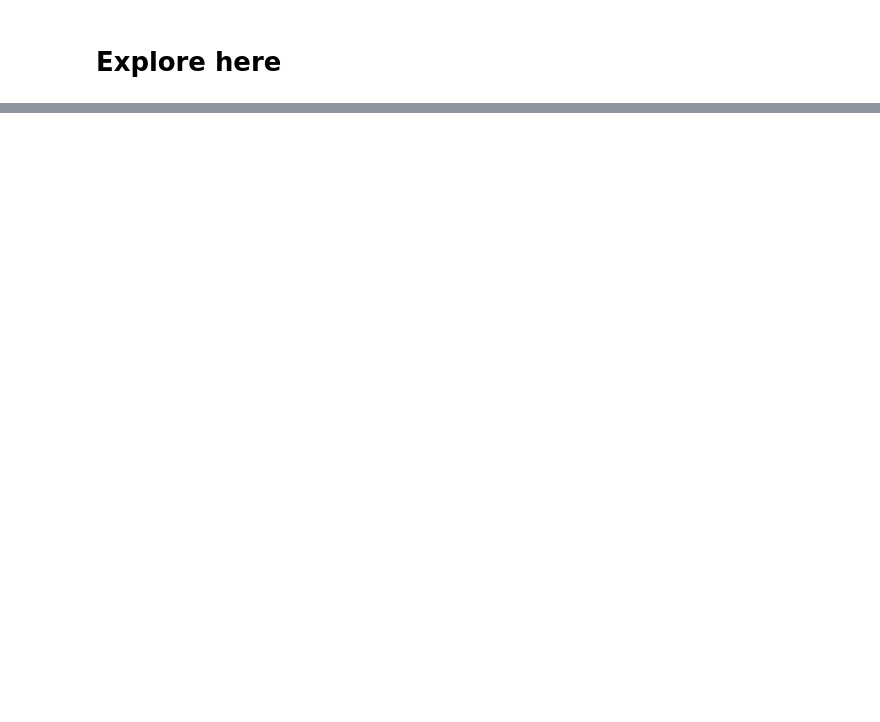
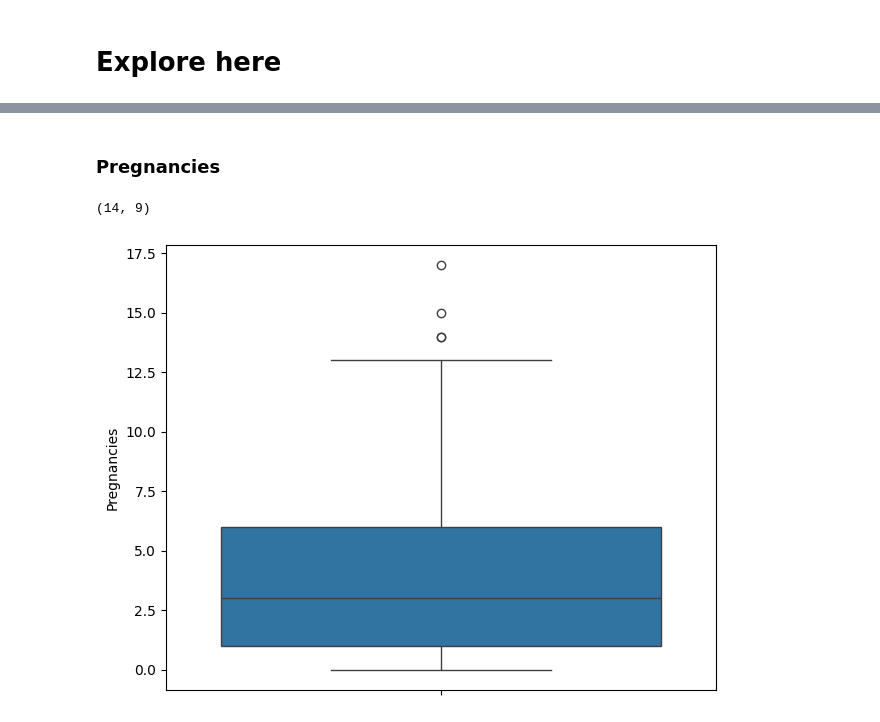
Before and after one commit to leandro-reguero/decision-trees, a Jupyter notebook: src/explore.ipynb, the cells around one changed output, grey strips where cells are left out. Saved outputs shown, nothing was run; the diff lists cells and outputs as text; code cells hidden in the pictures; blank space fills up the shorter version.

```diff
--- a/src/explore.ipynb
+++ b/src/explore.ipynb
@@ -34,0 +111,12 @@ OSError: Cannot save file into a non-existent directory: 'decision-trees\data\ra
+# %% [markdown]
+### Pregnancies
+# %%
+# finding aoutliers
+print(rawdata[rawdata['Pregnancies'] >= 13].shape)
+
+sns.boxplot(rawdata['Pregnancies'])
+plt.tight_layout()
+plt.show()
+# %% [output]
+(14, 9)
+[figure, added]
```
Also changed, not shown: parts of 29 cells of this notebook, 1 other file.
